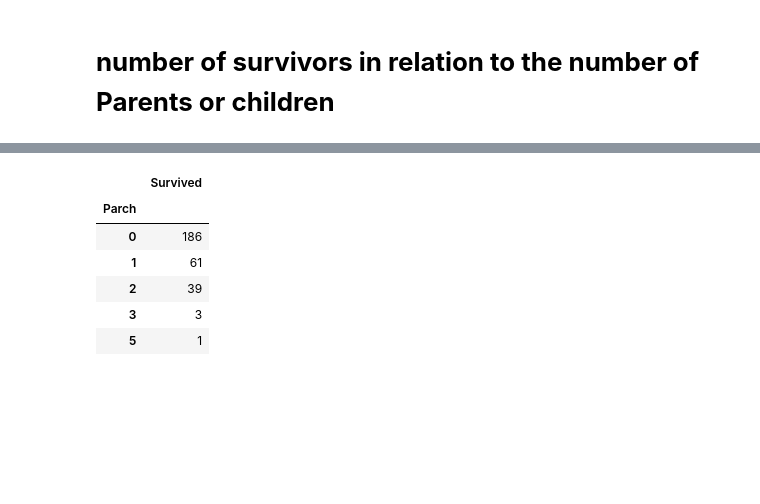
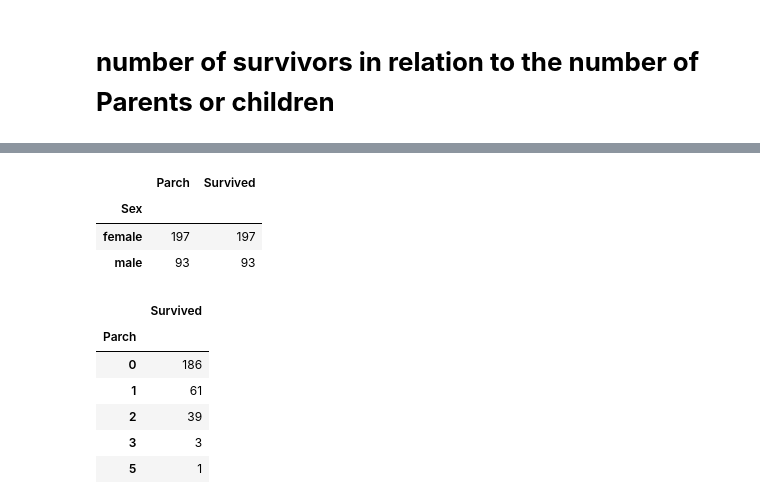
Before and after one commit to kdmwangi/Data-Science, a Jupyter notebook: Titanic_Survival_Prediction.ipynb, the cells around one changed output, grey strips where cells are left out. Drawn from its saved outputs; the diff is of its cells as text; code cells hidden in the pictures; blank space fills up the shorter version.

```diff
--- a/Titanic_Survival_Prediction.ipynb
+++ b/Titanic_Survival_Prediction.ipynb
@@ -640,3 +651,10 @@ fig.show()
+# %%
+clean_survived_passengers[['Parch','Survived','Sex']].groupby(by='Sex').count()
+# %% [output]
+|  | Parch | Survived |
+| Sex |  |  |
+| female | 197 | 197 |
+| male | 93 | 93 |
 # %%
 data_parch = clean_survived_passengers[['Parch','Survived',]].groupby(by='Parch').count()
 data_parch
```
Also changed, not shown: parts of 6 cells of this notebook.
